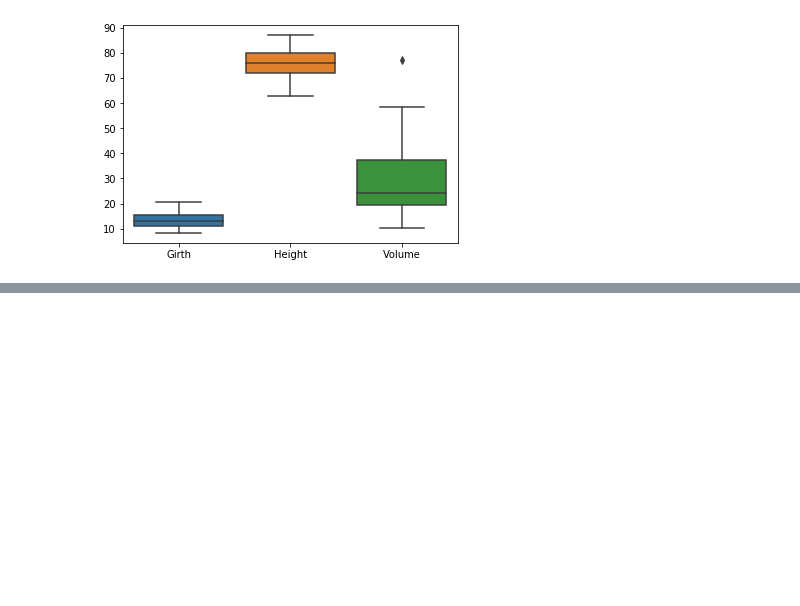
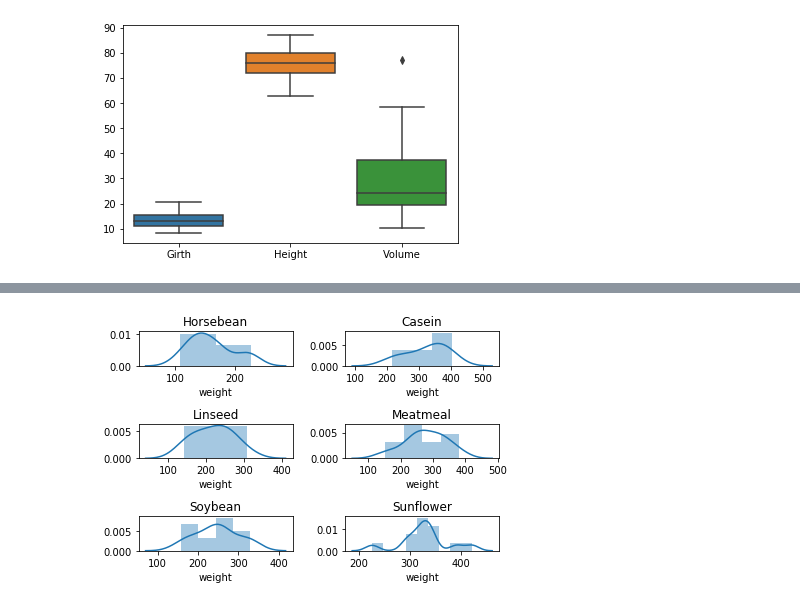
Before and after one commit to filipanselmo11/Ciencia_De_Dados_Python_e_R, a Jupyter notebook: grafico_e_dashboards.ipynb, the cells around one changed output, grey strips where cells are left out. Saved outputs shown, nothing was run; the diff lists cells and outputs as text; code cells hidden in the pictures; blank space fills up the shorter version.

```diff
--- a/grafico_e_dashboards.ipynb
+++ b/grafico_e_dashboards.ipynb
@@ -211,0 +226,3 @@ sns.boxplot(data = base)
+# %%
+dados2 = pd.read_csv('./Dados_dashboards/chicken.csv')
+dados2
@@ -211,0 +275,18 @@ sns.boxplot(data = base)
+# %%
+plt.figure()
+plt.subplot(3,2,1)
+#srn
+sns.distplot(dados2.loc[dados2['feed'] == 'horsebean'].weight).set_title('Horsebean')
+plt.subplot(3,2,2)
+sns.distplot(dados2.loc[dados2['feed'] == 'casein'].weight).set_title('Casein')
+plt.subplot(3,2,3)
+sns.distplot(dados2.loc[dados2['feed'] == 'linseed'].weight).set_title('Linseed')
+plt.subplot(3,2,4)
+sns.distplot(dados2.loc[dados2['feed'] == 'meatmeal'].weight).set_title('Meatmeal')
+plt.subplot(3,2,5)
+sns.distplot(dados2.loc[dados2['feed'] == 'soybean'].weight).set_title('Soybean')
+plt.subplot(3,2,6)
+sns.distplot(dados2.loc[dados2['feed'] == 'sunflower'].weight).set_title('Sunflower')
+plt.tight_layout()
+# %% [output]
+[figure, added]
```
Also changed, not shown: parts of 20 cells of this notebook.
